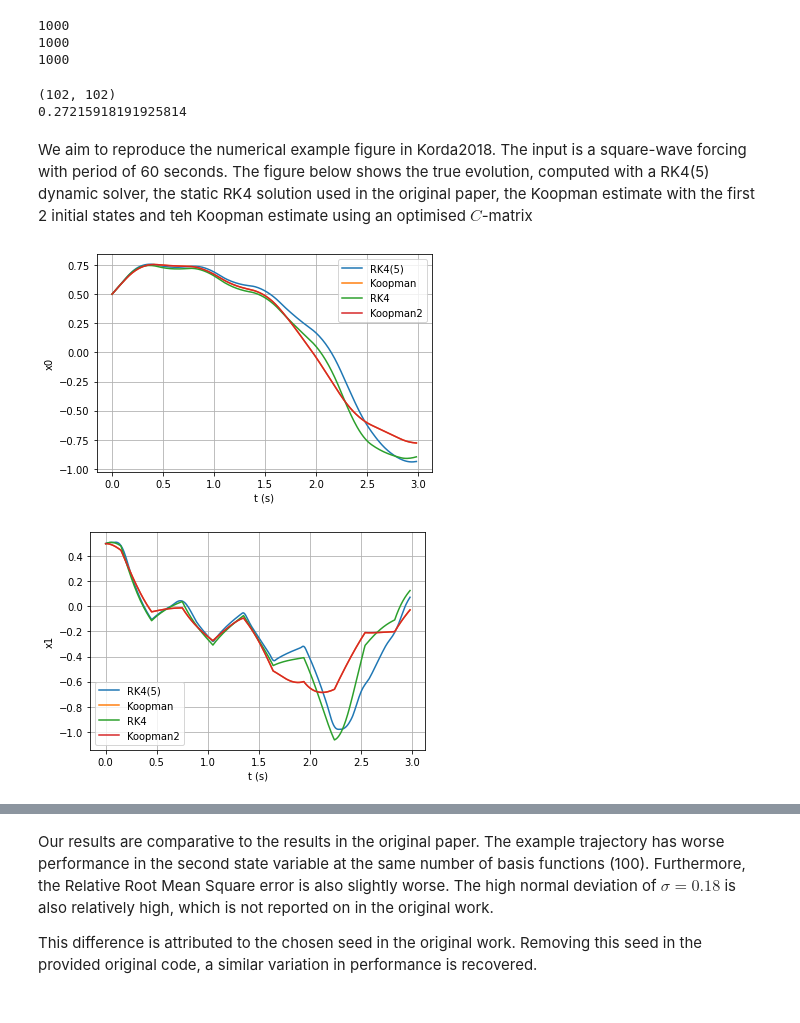
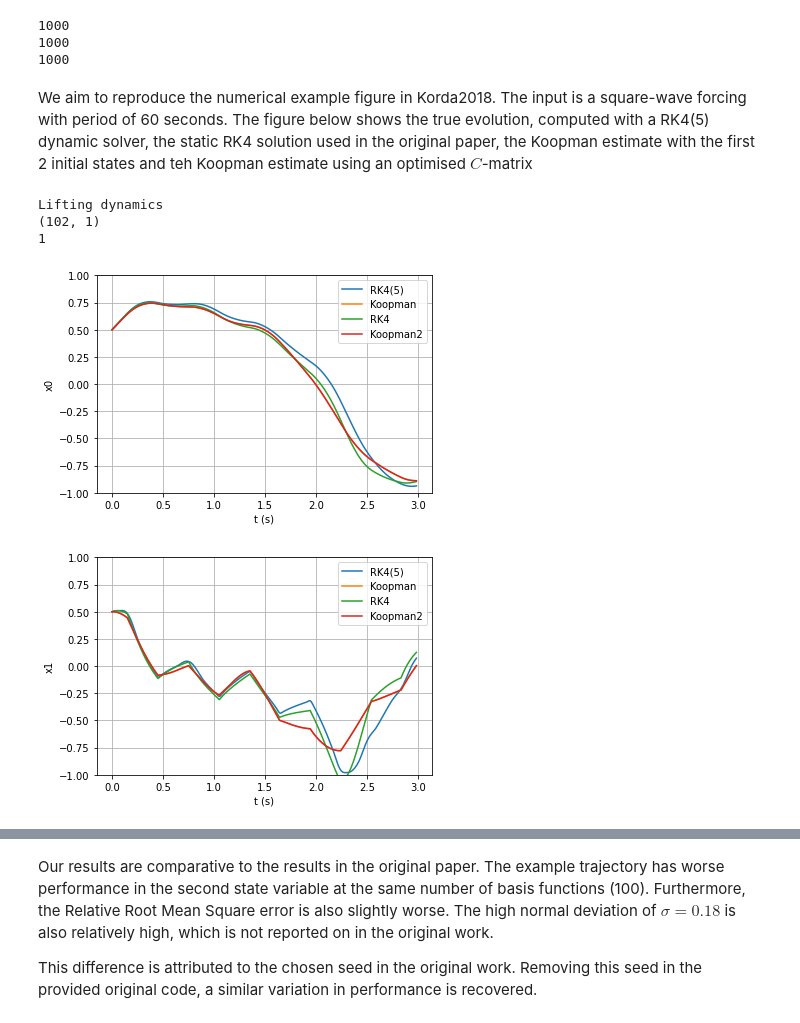
Before and after one commit to Mennovl1/Koopman_Identification, a Jupyter notebook: Korda2018_reproduction.ipynb, the cells around one changed output, grey strips where cells are left out. Saved outputs shown, nothing was run; the diff lists cells and outputs as text; code cells hidden in the pictures.

Commit message:
Added Rank optimisation method, incorporated ESPRIT into Korda2020 method

```diff
--- a/Korda2018_reproduction.ipynb
+++ b/Korda2018_reproduction.ipynb
@@ -55,24 +58,24 @@ A, B, C = methods.testControlledMethod(methods.compute_Korda2018, Korda, tprbf_d
 1000
 # %%
 #Compute validation
-vaf, rmse, rrmse = methods.linear_Validate(A, B, C, Korda, tprbf_dict, 0)
+vaf, rmse, rrmse = methods.linear_Validate(A, B, Korda, tprbf_dict, 0, C=C)
-# %% [output]
-(102, 102)
-0.27215918191925814
 # %% [markdown]
 We aim to reproduce the numerical example figure in Korda2018. The input is a square-wave forcing with period of 60 seconds. The figure below shows the true evolution, computed with a RK4(5) dynamic solver, the static RK4 solution used in the original paper, the Koopman estimate with the first 2 initial states and teh Koopman estimate using an optimised $C$-matrix
 # %%
 u_square = scipy.signal.square(numpy.linspace(0, 10 * numpy.pi, int(3 // Korda.dt)))
 u_square = numpy.roll(u_square, -u_square.shape[0]// (5 * 4))
 x0 = numpy.array([0.5, 0.5])
 
-t_out, y_est, y_comp, y_est2 = methods.linear_compare(A, B, C, Korda, tprbf_dict, 0, x0, u_square.reshape((1,u_square.shape[0])))
+t_out, y_est, y_comp, y_est2 = methods.linear_compare(A, B, Korda, tprbf_dict, 0, x0, u_square.reshape((1,u_square.shape[0])), C=C)
 t, y = tools.integrate_RK(KordaEquation.EvolutionFunction, x0, u_square, 0.01)
 
 plot_data.compareTrajectories(t_out, y_comp, y_est, y, y_est2, Names=["RK4(5)", "Koopman", "RK4", "Koopman2"])
 # %% [output]
+Lifting dynamics
+(102, 1)
+1
-[figure, old version]
+[figure, new version]
-[figure, old version]
+[figure, new version]
 # %%
 print("Average RRMSE: %.2f +- %.2f" % (numpy.mean(rrmse), numpy.sqrt(numpy.var(rrmse))))
 print("Average VAF in x1: %.2f +- %.2f" % (numpy.mean(vaf[0,:]), numpy.sqrt(numpy.var(vaf[0,:]))))
```
Also changed, not shown: parts of 3 cells of this notebook, 11 other files.
